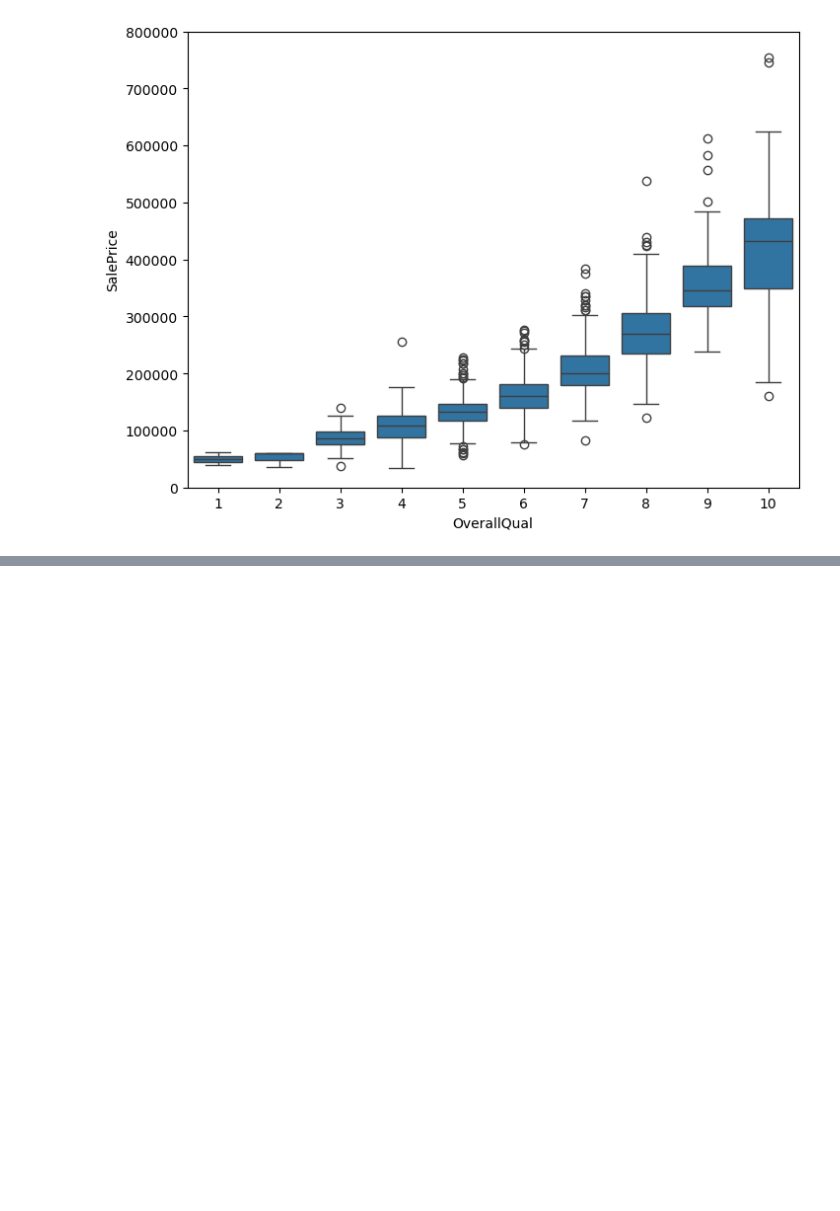
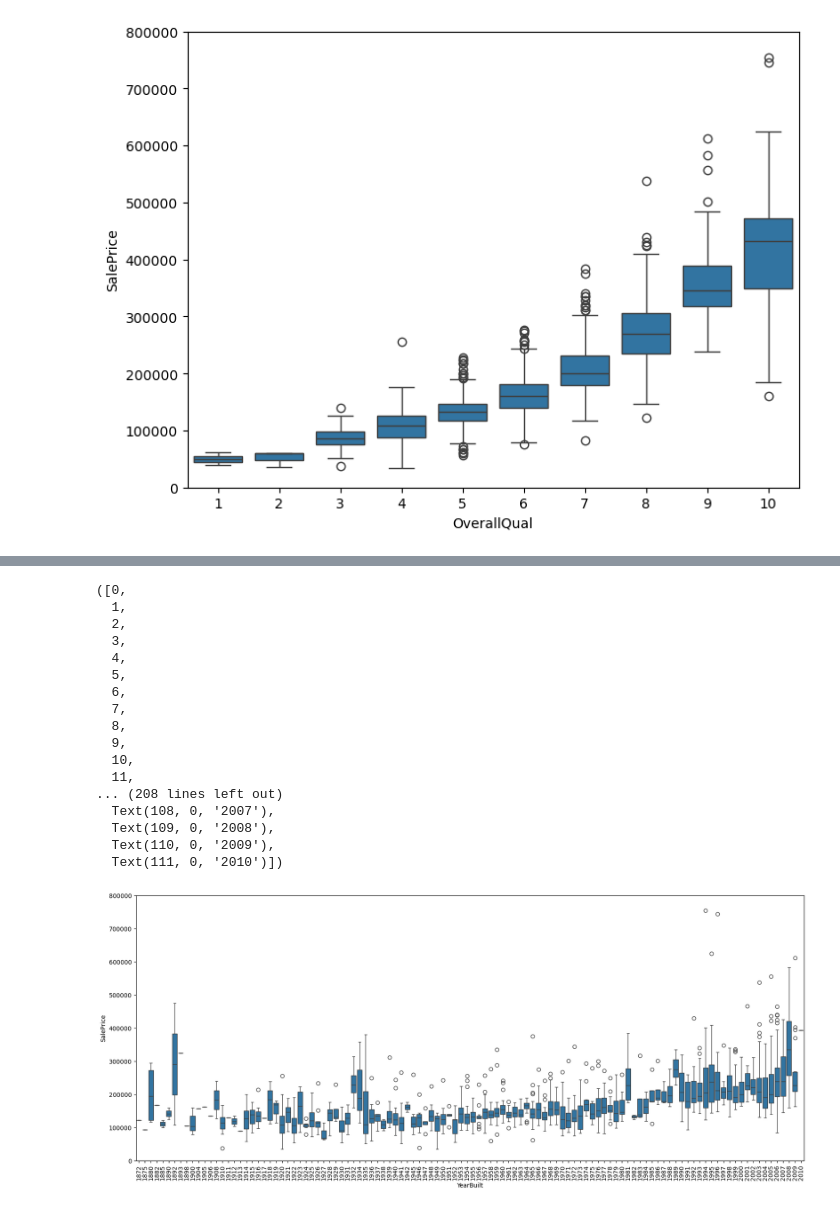
Before and after one commit to alej0ai/python_course, a Jupyter notebook: Laboratory 1: Statistics.ipynb, the cells around one changed output, grey strips where cells are left out. Saved outputs shown, nothing was run; the diff lists cells and outputs as text; code cells hidden in the pictures; blank space fills up the shorter version.

```diff
--- a/Laboratory 1: Statistics.ipynb
+++ b/Laboratory 1: Statistics.ipynb
@@ -191,0 +194,4 @@ fig.axis(ymin=0, ymax= 800000)
+# %%
+var = 'YearBuilt'
+data = pd.concat([df_train['SalePrice'],df_train[var]],axis=1)
+data.head(5)
@@ -191,0 +205,24 @@ fig.axis(ymin=0, ymax= 800000)
+# %%
+f, ax = plt.subplots(figsize=(20,8))
+fig = sns.boxplot(x=var, y='SalePrice', data=data)
+fig.axis(ymin=0, ymax=800000)
+plt.xticks(rotation=90)
+# %% [output]
+([0,
+  1,
+  2,
+  3,
+  4,
+  5,
+  6,
+  7,
+  8,
+  9,
+  10,
+  11,
+... (208 lines left out)
+  Text(108, 0, '2007'),
+  Text(109, 0, '2008'),
+  Text(110, 0, '2009'),
+  Text(111, 0, '2010')])
+[figure, added]
```
Also changed, not shown: parts of 11 cells of this notebook.
